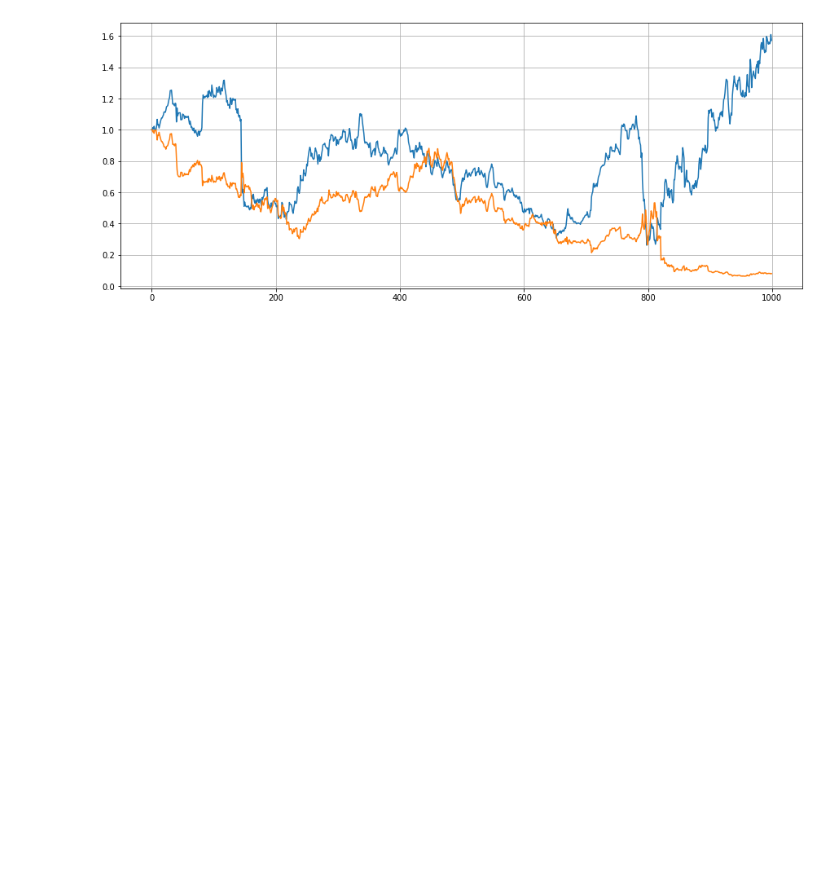
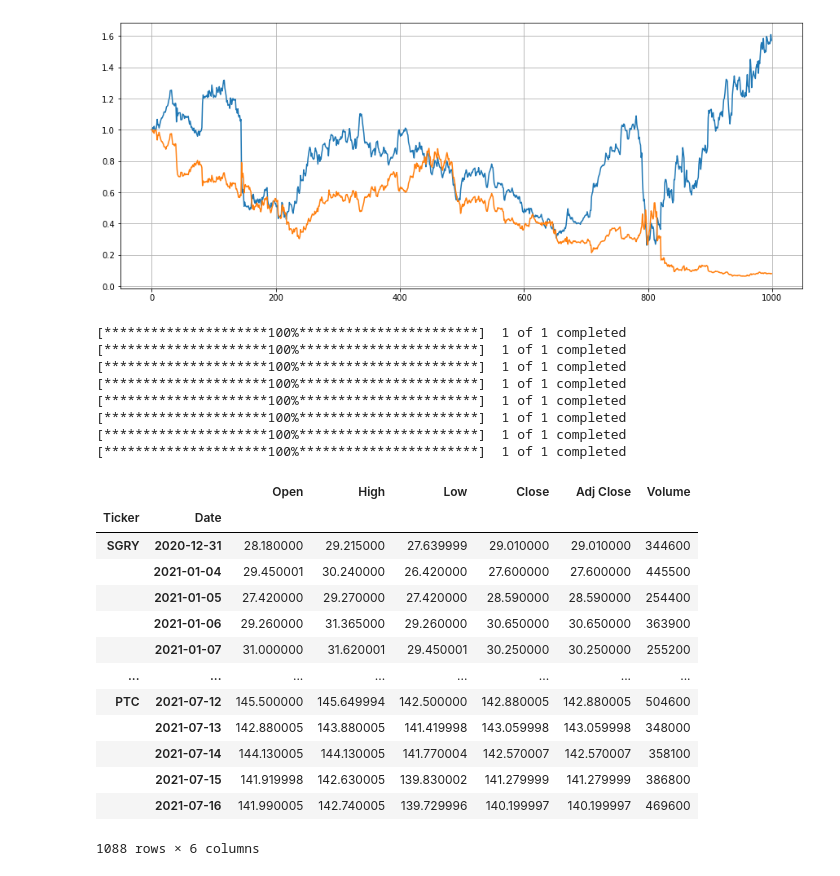
Before and after one commit to saritmaitra/Momentum_Trading, a Jupyter notebook: SupportResistance_Experimental.ipynb, the cells around one changed output. Saved outputs shown, nothing was run; the diff lists cells and outputs as text; code cells hidden in the pictures; blank space fills up the shorter version.

```diff
--- a/SupportResistance_Experimental.ipynb
+++ b/SupportResistance_Experimental.ipynb
@@ -131,3 +149,38 @@ plt.grid(True); plt.show()
 Buy & Hold Strategy return & risk: 12.09 % and 77.55%
 Support & Resistance Strategy return & risk: -47.2 % and 77.48%
 [figure]
+# %%
+def get(tickers, startdate, enddate):
+  def data(ticker):
+    return (yf.download(ticker, start=startdate, end=enddate))
+  datas = map (data, tickers)
+  return(pd.concat(datas, keys=tickers, names=['Ticker', 'Date']))
+
+tickers=["SGRY", "NTRA", "Z", "FATE", "DIS", "GM", 'BPMC', "PTC"]
+start = dt.datetime(2020,12,31)
+end = dt.datetime.now()
+all_data = get(tickers, start, end)
+all_data
+# %% [output]
+[*********************100%***********************]  1 of 1 completed
+[*********************100%***********************]  1 of 1 completed
+[*********************100%***********************]  1 of 1 completed
+[*********************100%***********************]  1 of 1 completed
+[*********************100%***********************]  1 of 1 completed
+[*********************100%***********************]  1 of 1 completed
+[*********************100%***********************]  1 of 1 completed
+[*********************100%***********************]  1 of 1 completed
+|  |  | Open | High | Low | Close | Adj Close | Volume |
+| Ticker | Date |  |  |  |  |  |  |
+| SGRY | 2020-12-31 | 28.180000 | 29.215000 | 27.639999 | 29.010000 | 29.010000 | 344600 |
+|  | 2021-01-04 | 29.450001 | 30.240000 | 26.420000 | 27.600000 | 27.600000 | 445500 |
+|  | 2021-01-05 | 27.420000 | 29.270000 | 27.420000 | 28.590000 | 28.590000 | 254400 |
+|  | 2021-01-06 | 29.260000 | 31.365000 | 29.260000 | 30.650000 | 30.650000 | 363900 |
+|  | 2021-01-07 | 31.000000 | 31.620001 | 29.450001 | 30.250000 | 30.250000 | 255200 |
+| ... | ... | ... | ... | ... | ... | ... | ... |
+| PTC | 2021-07-12 | 145.500000 | 145.649994 | 142.500000 | 142.880005 | 142.880005 | 504600 |
+|  | 2021-07-13 | 142.880005 | 143.880005 | 141.419998 | 143.059998 | 143.059998 | 348000 |
+|  | 2021-07-14 | 144.130005 | 144.130005 | 141.770004 | 142.570007 | 142.570007 | 358100 |
+|  | 2021-07-15 | 141.919998 | 142.630005 | 139.830002 | 141.279999 | 141.279999 | 386800 |
+|  | 2021-07-16 | 141.990005 | 142.740005 | 139.729996 | 140.199997 | 140.199997 | 469600 |
+1088 rows × 6 columns
```
Also changed, not shown: parts of 1 cell of this notebook.
